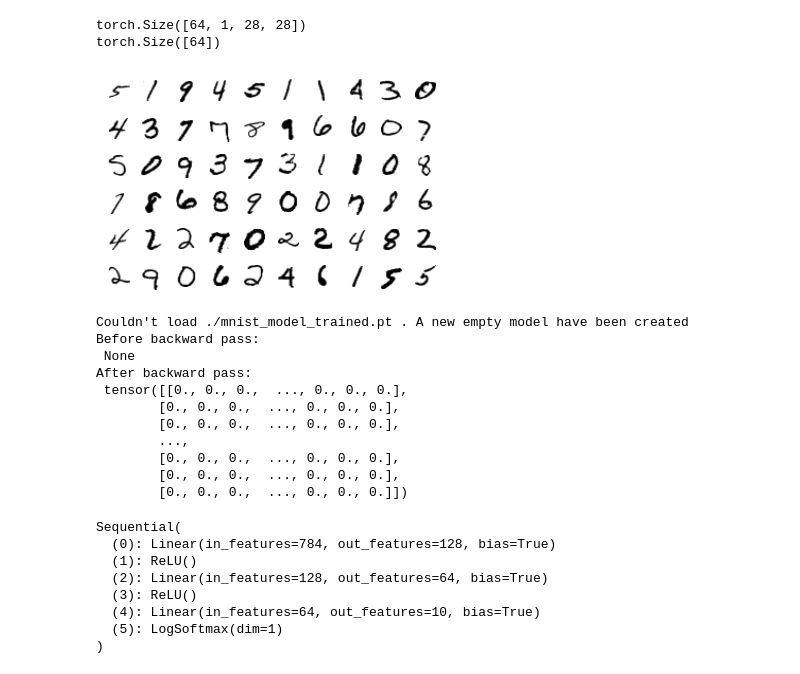
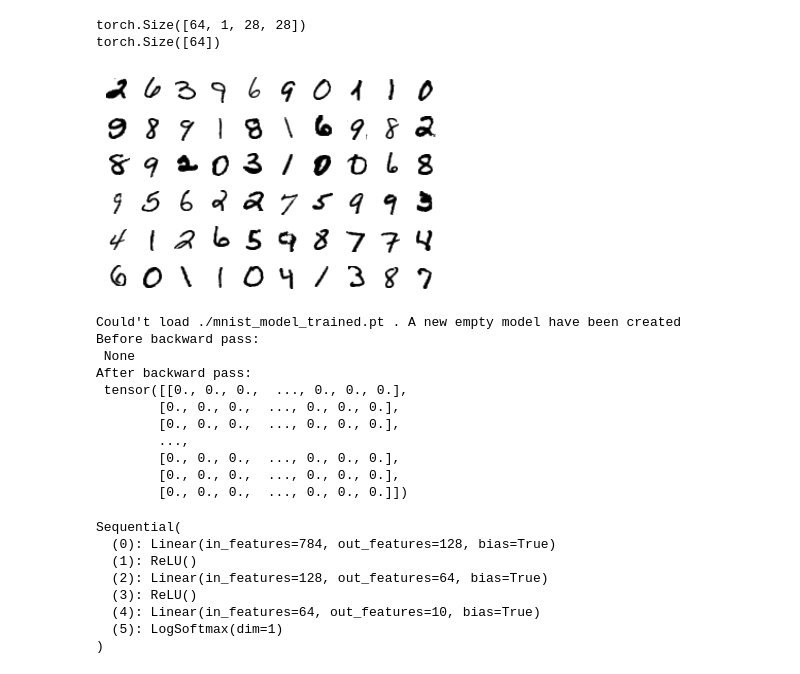
Before and after one commit to Adrian-2105/DigitRecognition, a Jupyter notebook: DigitRecognitionDNN.ipynb, the cells around one changed output. Cells and saved outputs as stored; diff of their text form; code cells hidden in the pictures.

```diff
--- a/DigitRecognitionDNN.ipynb
+++ b/DigitRecognitionDNN.ipynb
@@ -55,46 +57,51 @@ torch.Size([64])
 # %%
 # [Optional] Show a part of the dataset
 
-figure = plt.figure()
+# Generate next set of images and labels
+images, labels = dataiter.next()
+
+# Loop printing each image
 num_of_images = 60
 for index in range(1, num_of_images + 1):
     plt.subplot(6, 10, index)
     plt.axis('off')
     plt.imshow(images[index].numpy().squeeze(), cmap='gray_r')
 # %% [output]
-[figure, old version]
+[figure, new version]
 # %%
 # 2. Load or create the model
 
 try:
-    torch.load(model_name)
+    model = nn.Sequential(torch.load(model_name))[0]
     print(model_name, 'loaded sucesfully')
-    # Fix this part, not loading the model in a variable "model"
+
 except:
-    print('Couldn\'t load', model_name, '. A new empty model have been created')
+    print('Could\'t load', model_name, '. A new empty model have been created')
+
+    # Creates the model with the specified parameters
     input_size = 784
     hidden_sizes = [128, 64]
     output_size = 10
 
     model = nn.Sequential(nn.Linear(input_size, hidden_sizes[0]),
-                          nn.ReLU(),
-                          nn.Linear(hidden_sizes[0], hidden_sizes[1]),
-                          nn.ReLU(),
-                          nn.Linear(hidden_sizes[1], output_size),
-                          nn.LogSoftmax(dim=1))
+                      nn.ReLU(),
+                      nn.Linear(hidden_sizes[0], hidden_sizes[1]),
+                      nn.ReLU(),
+                      nn.Linear(hidden_sizes[1], output_size),
+                      nn.LogSoftmax(dim=1))
 
-    criterion = nn.NLLLoss()
-    images, labels = next(iter(trainloader))
-    images = images.view(images.shape[0], -1)
+# Initializes the DNN
+images, labels = next(iter(trainloader))
+images = images.view(images.shape[0], -1)
 
-    logps = model(images) #log probabilities
-    loss = criterion(logps, labels) #calculate the NLL loss
+logps = model(images) #log probabilities
+loss = nn.NLLLoss()(logps, labels) #calculate the NLL loss
 
-    print('Before backward pass: \n', model[0].weight.grad)
-    loss.backward()
-    print('After backward pass: \n', model[0].weight.grad)
+print('Before backward pass: \n', model[0].weight.grad)
+loss.backward()
+print('After backward pass: \n', model[0].weight.grad)
 # %% [output]
-Couldn't load ./mnist_model_trained.pt . A new empty model have been created
+Could't load ./mnist_model_trained.pt . A new empty model have been created
 Before backward pass:
  None
 After backward pass:
```
Also changed, not shown: parts of 5 cells of this notebook, 2 other files.
